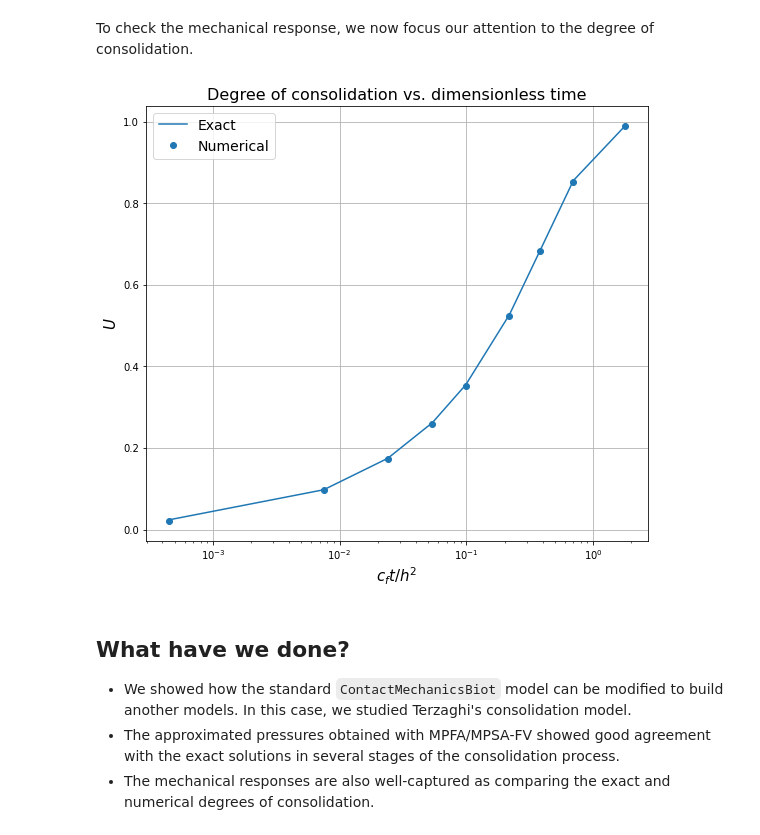
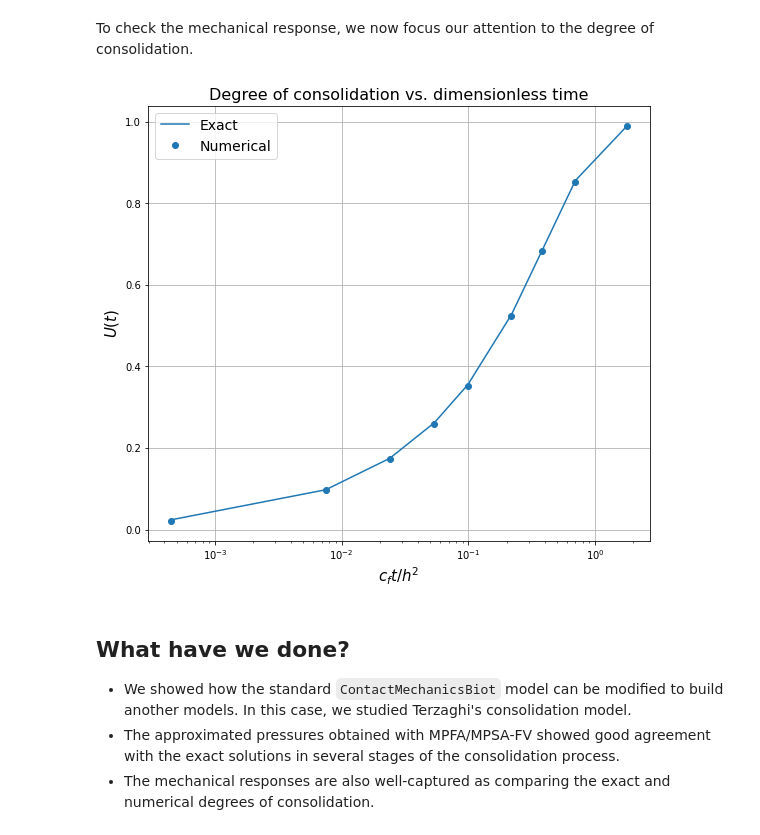
Before and after one commit to mariusnevland/porepy, a Jupyter notebook: code_verification/poroelasticity/terzaghi/terzaghi_consolidation.ipynb, the cells around one changed output. Saved outputs shown, nothing was run; the diff lists cells and outputs as text; code cells hidden in the pictures.

```diff
--- a/code_verification/poroelasticity/terzaghi/terzaghi_consolidation.ipynb
+++ b/code_verification/poroelasticity/terzaghi/terzaghi_consolidation.ipynb
@@ -420,12 +420,10 @@ The postprocessing of the results is performed mostly _under the hood_. In parti
 # %%
 utils = TerzaghiUtilities(model)
 for idx, t in enumerate(model.tsc.schedule[1:]):
-    u_num = model.sol[t]["u_num"]  # numerical displacement
-    p_num = model.sol[t]["p_num"]  # numerical pressure
     model.sol[t]["dimless_p_ex"] = utils.dimless_p_ex(t)
-    model.sol[t]["dimless_p_num"] = utils.dimless_p_num(p_num)
+    model.sol[t]["dimless_p_num"] = utils.dimless_p_num(model.sol[t]["p_num"])
     model.sol[t]["consol_deg_ex"] = utils.consol_deg_ex(t)
-    model.sol[t]["consol_deg_num"] = utils.consol_deg_num(u_num, p_num)
+    model.sol[t]["consol_deg_num"] = utils.consol_deg_num(model.sol[t]["u_num"], model.sol[t]["p_num"])
     model.sol[t]["dimless_t"] = utils.dimless_t(t)
 # %% [markdown]
 ## Visualizing the results
@@ -439,8 +437,16 @@ cmap = mcolors.ListedColormap(plt.cm.tab10.colors[: len(model.tsc.schedule)])
 fig, ax = plt.subplots(figsize=(9, 8))
 
 for idx, t in enumerate(model.tsc.schedule[1:]):
-    ax.plot(model.sol[t]["dimless_p_ex"], utils.dimless_y, color=cmap.colors[idx])
-    ax.plot(model.sol[t]["dimless_p_num"], utils.dimless_y, color=cmap.colors[idx],linewidth=0,
+    ax.plot(
+        model.sol[t]["dimless_p_ex"],
+        utils.dimless_y,
+        color=cmap.colors[idx]
+    )
+    ax.plot(
+        model.sol[t]["dimless_p_num"],
+        utils.dimless_y,
+        color=cmap.colors[idx],
+        linewidth=0,
         marker=".",
         markersize=12,
     )
@@ -466,33 +472,34 @@ plt.show()
 # %% [markdown]
 To check the mechanical response, we now focus our attention to the degree of consolidation.
 # %%
-consol_deg_ex = np.asarray(
-    [model.sol[t]["consol_deg_ex"] for t in model.tsc.schedule[1:]]
-)
-consol_deg_num = np.asarray(
-    [model.sol[t]["consol_deg_num"] for t in model.tsc.schedule[1:]]
-)
+consol_deg_ex = np.asarray([model.sol[t]["consol_deg_ex"] for t in model.tsc.schedule[1:]])
+consol_deg_num = np.asarray([model.sol[t]["consol_deg_num"] for t in model.tsc.schedule[1:]])
 dimless_times = np.asarray([model.sol[t]["dimless_t"] for t in model.tsc.schedule[1:]])
 
 fig, ax = plt.subplots(figsize=(9, 8))
-ax.semilogx(dimless_times, consol_deg_ex, color=cmap.colors[0], label="Exact")
+ax.semilogx(
+    dimless_times,
+    consol_deg_ex,
+    color=cmap.colors[0],
+    label="Exact"
+)
 ax.semilogx(
     dimless_times,
     consol_deg_num,
     color=cmap.colors[0],
     linewidth=0,
     marker=".",
     markersize=12,
     label="Numerical",
 )
 ax.set_xlabel(r"$c_f t / h^2$", fontsize=15)
-ax.set_ylabel(r"$U$", fontsize=15)
+ax.set_ylabel(r"$U(t)$", fontsize=15)
 ax.legend(fontsize=14)
 ax.set_title("Degree of consolidation vs. dimensionless time", fontsize=16)
 ax.grid()
 plt.show()
 # %% [output]
-[figure, old version]
+[figure, new version]
 # %% [markdown]
 ## What have we done?
 
```
